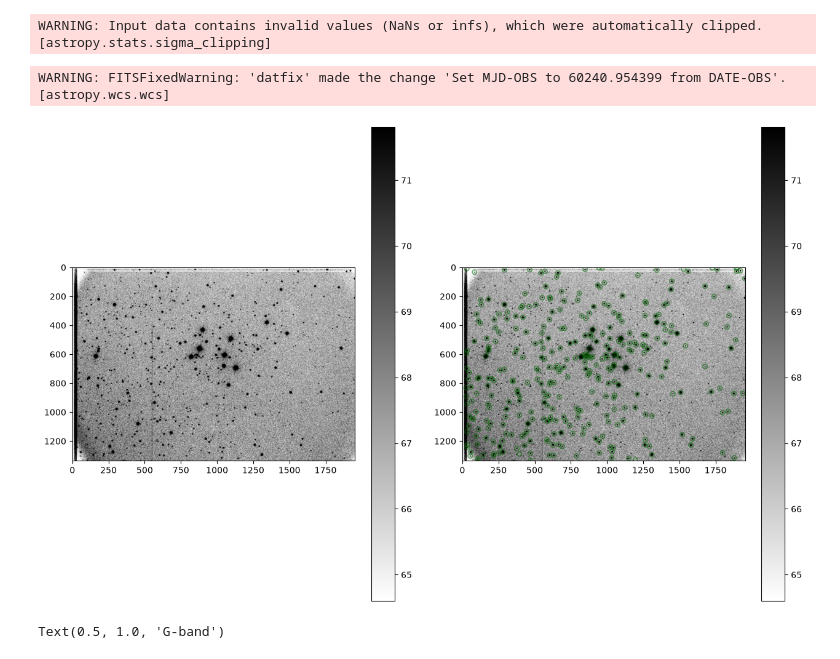
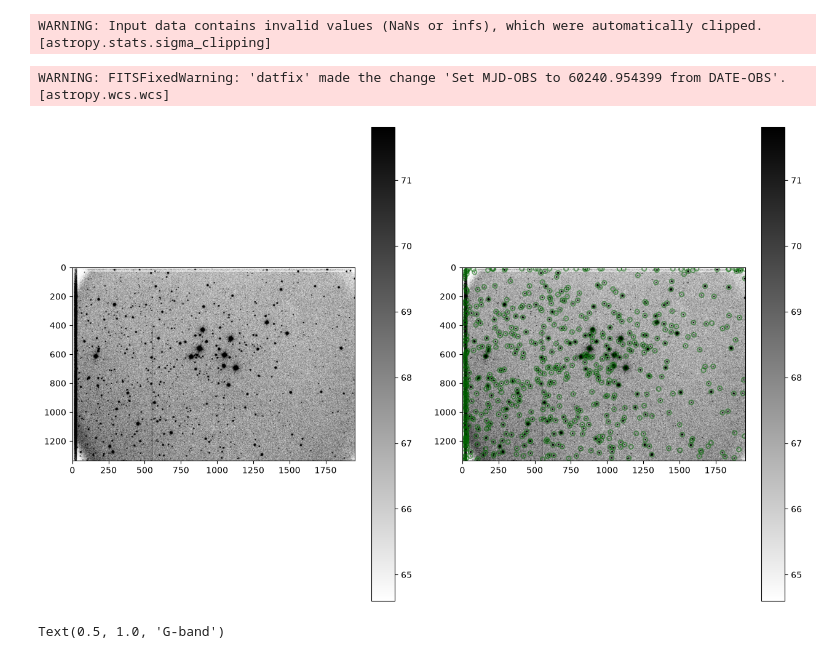
Before and after one commit to terrymechem/Reductionproject_student, a Jupyter notebook: cluster_photometry_student.ipynb, the cells around one changed output. Cells and saved outputs as stored; diff of their text form; code cells hidden in the pictures.

```diff
--- a/cluster_photometry_student.ipynb
+++ b/cluster_photometry_student.ipynb
@@ -512,37 +518,47 @@ WARNING: Input data contains invalid values (NaNs or infs), which were automatic
 # update with the FWHM that you measured using fit_fwhm
 #you will need to update the threshold number based on plots you make in the next cell.
 daofindG = DAOStarFinder(fwhm=fwhmG, threshold=5.*std_g)
 
-# detect sources, using the image - median, which subtracts the sky level from image,
+# detect sources, using the image - med
+print(positionsG[15,0], positionsG[15,1])
+positionsG[15]
+
+952.5721775527094 9.436786296723914
+
+array([952.57217755,   9.4367863 ])ian, which subtracts the sky level from image,
 # assuming a sky that is constant across the iamge
-sources_g = daofind(data_g - median_g)
+sources_g = daofindG(data_g - median_g)
 
 # convert pixel locations of images to ra and dec using the image header
 wcs_g = WCS(header_g)
 ra_g,dec_g = wcs_g.wcs_pix2world(sources_g['xcentroid'],sources_g['ycentroid'],0)
 
 # plot images and the sources.  using the subplot command we can plot figures side by side
 #plots B-band image
 plt.figure(figsize=(15,10))
 #select the left plot
 plt.subplot(1,2,1)
 imdisplay(data_g)
 
 #plot B-band image with the positions of the sources overlaid
 #select the right plot
 plt.subplot(1,2,2)
 
 #Create a list of positions of all the stars, as determined by the DAOStarFinder above.
 #The transpose command puts the images into the correct format
 positionsG = np.transpose((sources_g['xcentroid'], sources_g['ycentroid']))
 #creates a set of circular apertues with r=15 pixels
 aperturesG = CircularAperture(positionsG, r=15.)
 imdisplay(data_g)
 #plot the apertures.  the ';' at the end suppresses some messy output
-apertures.plot(color='darkgreen', lw=1.5, alpha=0.5);
+aperturesG.plot(color='darkgreen', lw=1.5, alpha=0.5);
+
+#there's a lot of bad sources along the left edge that don't have a sigma value that
+#gets rid of most of them. I would just take the sources of a slice of data_g,
+#but the edges get cut off in the next part anyways.
 # %% [output]
 WARNING: FITSFixedWarning: 'datfix' made the change 'Set MJD-OBS to 60240.954399 from DATE-OBS'. [astropy.wcs.wcs]
-[figure, old version]
+[figure, new version]
 # %%
 #This makes a plot of the number of sources for different detection thresholds for the B-band
 #set up an array of thresholds
```
Also changed, not shown: parts of 15 cells of this notebook.
